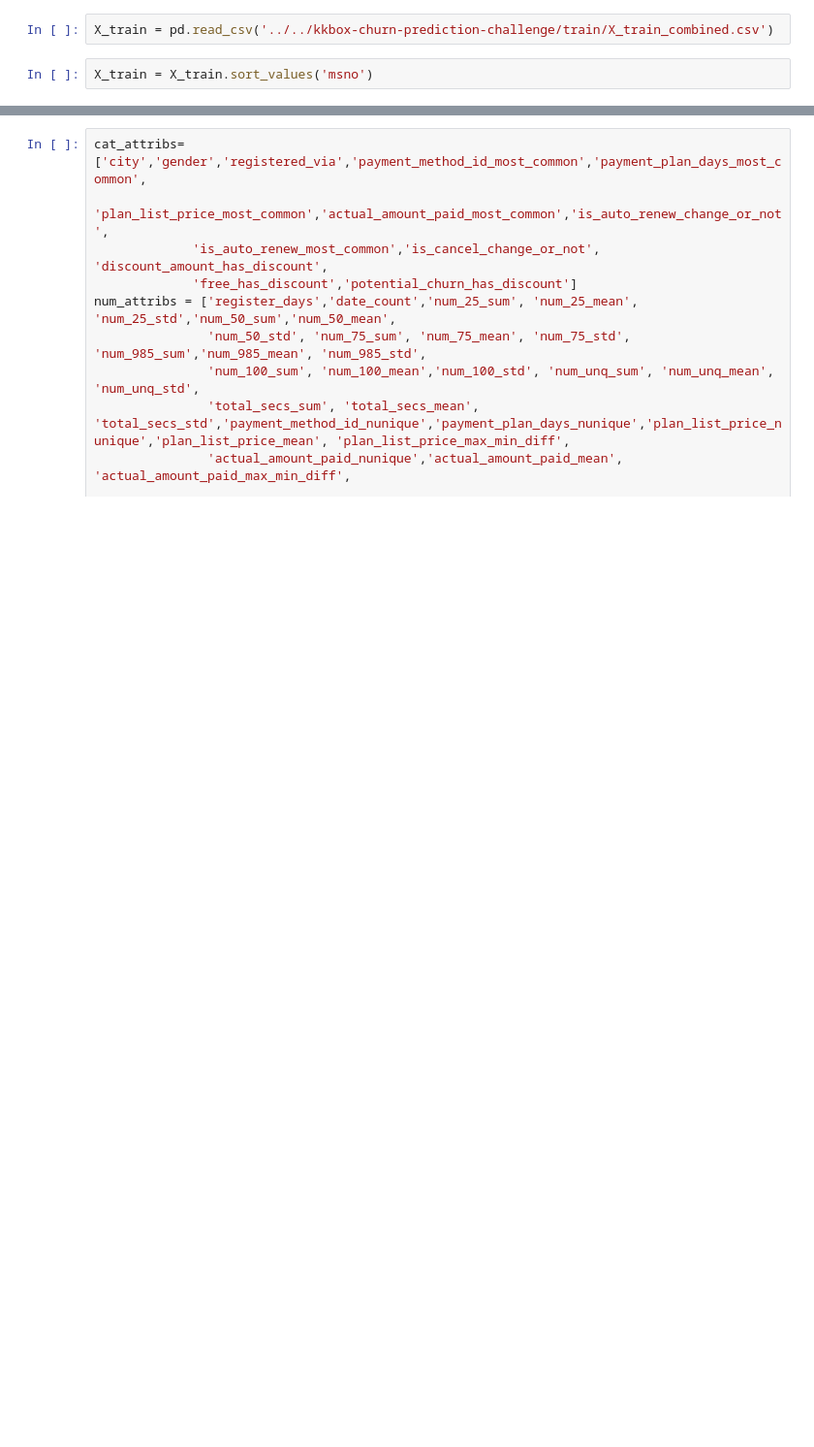
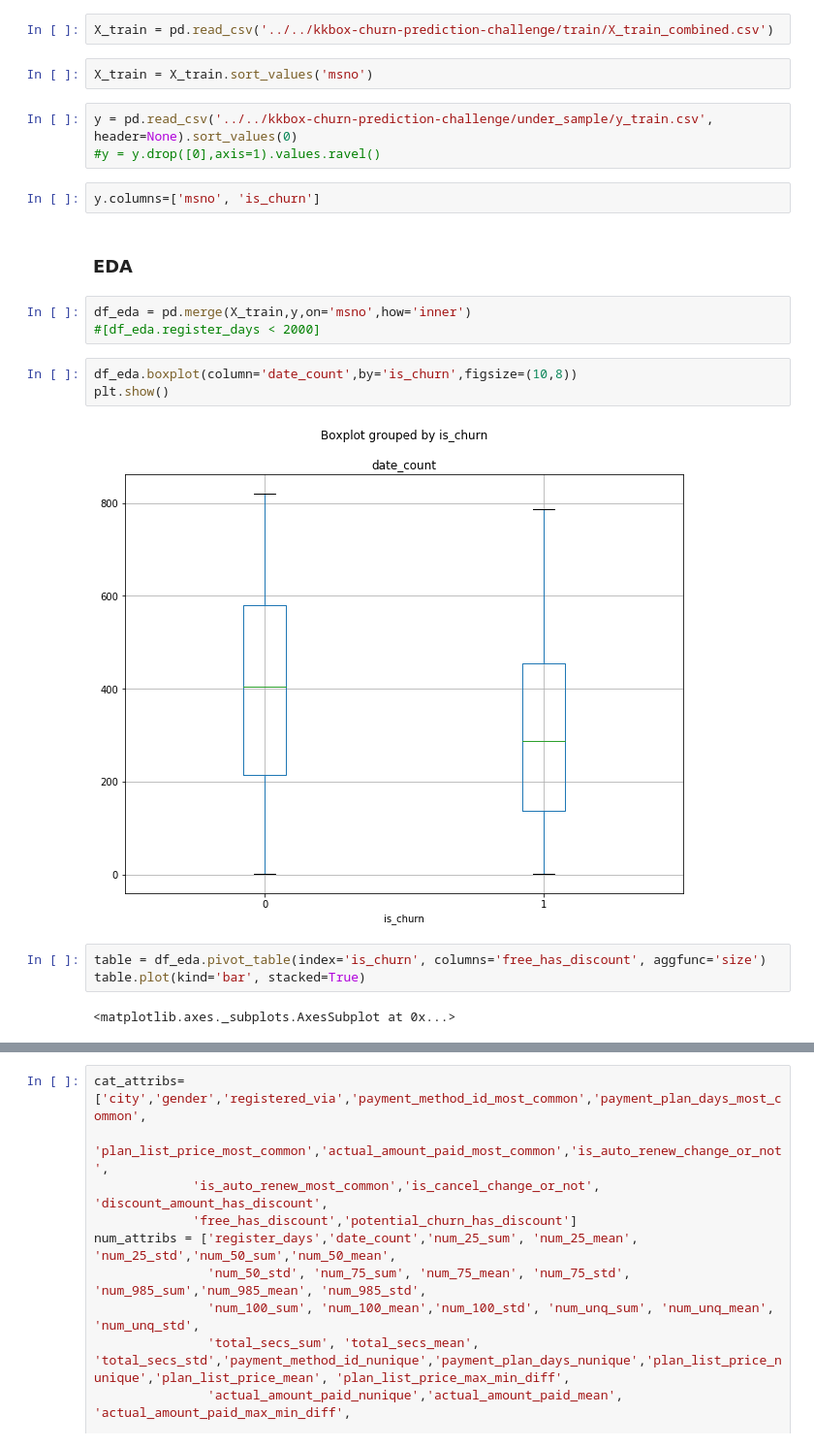
Before and after one commit to adamribaudo/ds5500-capstone, a Jupyter notebook: Logistic Regression/Merge_Pipeline.ipynb, the cells around one changed output, grey strips where cells are left out. Shown: that part at 97% size. Cells and saved outputs as stored; diff of their text form; blank space fills up the shorter version.

```diff
--- a/Logistic Regression/Merge_Pipeline.ipynb
+++ b/Logistic Regression/Merge_Pipeline.ipynb
@@ -79,3 +80,23 @@ df_merged.to_csv('../../kkbox-churn-prediction-challenge/train/X_train_combined.
 X_train = pd.read_csv('../../kkbox-churn-prediction-challenge/train/X_train_combined.csv')
 # %%
 X_train = X_train.sort_values('msno')
+# %%
+y = pd.read_csv('../../kkbox-churn-prediction-challenge/under_sample/y_train.csv', header=None).sort_values(0)
+#y = y.drop([0],axis=1).values.ravel()
+# %%
+y.columns=['msno', 'is_churn']
+# %% [markdown]
+### EDA
+# %%
+df_eda = pd.merge(X_train,y,on='msno',how='inner')
+#[df_eda.register_days < 2000]
+# %%
+df_eda.boxplot(column='date_count',by='is_churn',figsize=(10,8))
+plt.show()
+# %% [output]
+[figure, added]
+# %%
+table = df_eda.pivot_table(index='is_churn', columns='free_has_discount', aggfunc='size')
+table.plot(kind='bar', stacked=True)
+# %% [output]
+<matplotlib.axes._subplots.AxesSubplot at 0x...>
```
Also changed, not shown: parts of 13 cells of this notebook.
